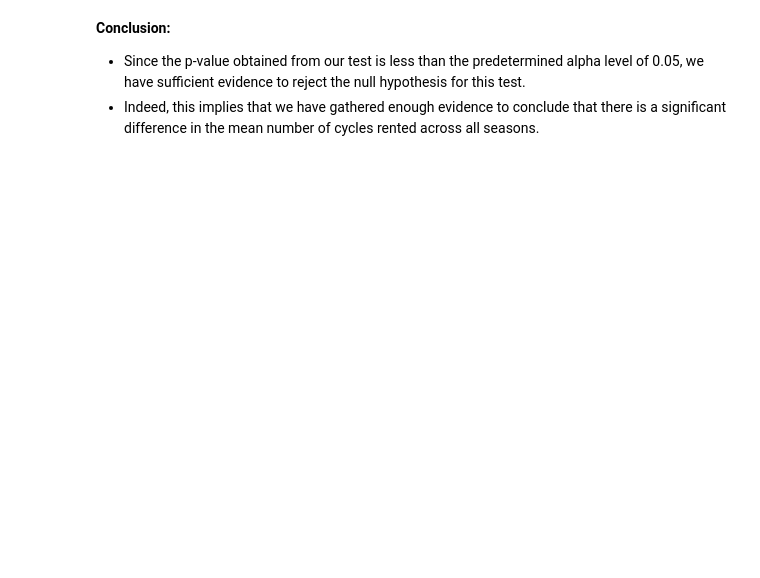
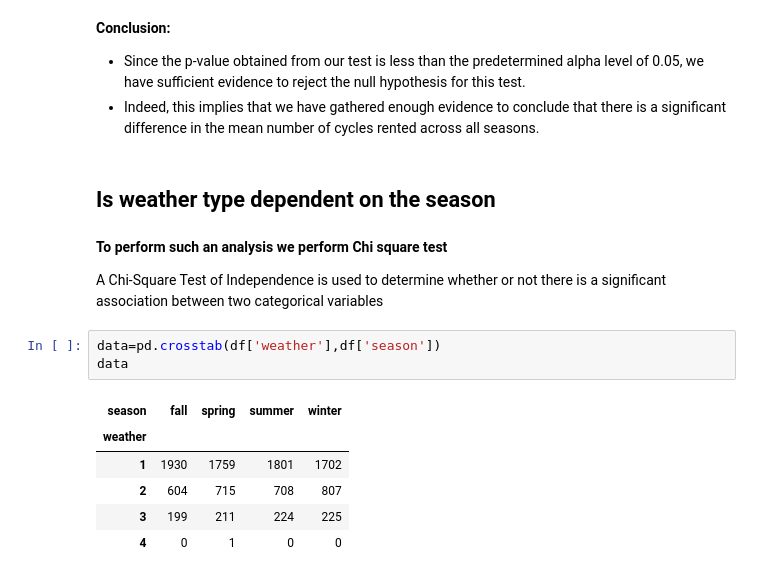
Before and after one commit to 2k4sm/YuluuluY, a Jupyter notebook: yulu.ipynb, the cells around one changed output. Drawn from its saved outputs; the diff is of its cells as text; blank space fills up the shorter version.

Commit message:
completes chi sq test.

```diff
--- a/yulu.ipynb
+++ b/yulu.ipynb
@@ -1145,3 +1145,19 @@ Reject Ho: At least one season has a mean number of cycles rented that is signif
 
 - Since the p-value obtained from our test is less than the predetermined alpha level of 0.05, we have sufficient evidence to reject the null hypothesis for this test.
 - Indeed, this implies that we have gathered enough evidence to conclude that there is a significant difference in the mean number of cycles rented across all seasons.
+# %% [markdown]
+## Is weather type dependent on the season
+# %% [markdown]
+**To perform such an analysis we perform Chi square test**
+
+A Chi-Square Test of Independence is used to determine whether or not there is a significant association between two categorical variables
+# %%
+data=pd.crosstab(df['weather'],df['season'])
+data
+# %% [output]
+| season | fall | spring | summer | winter |
+| weather |  |  |  |  |
+| 1 | 1930 | 1759 | 1801 | 1702 |
+| 2 | 604 | 715 | 708 | 807 |
+| 3 | 199 | 211 | 224 | 225 |
+| 4 | 0 | 1 | 0 | 0 |
```
Also changed, not shown: parts of 31 cells of this notebook.
